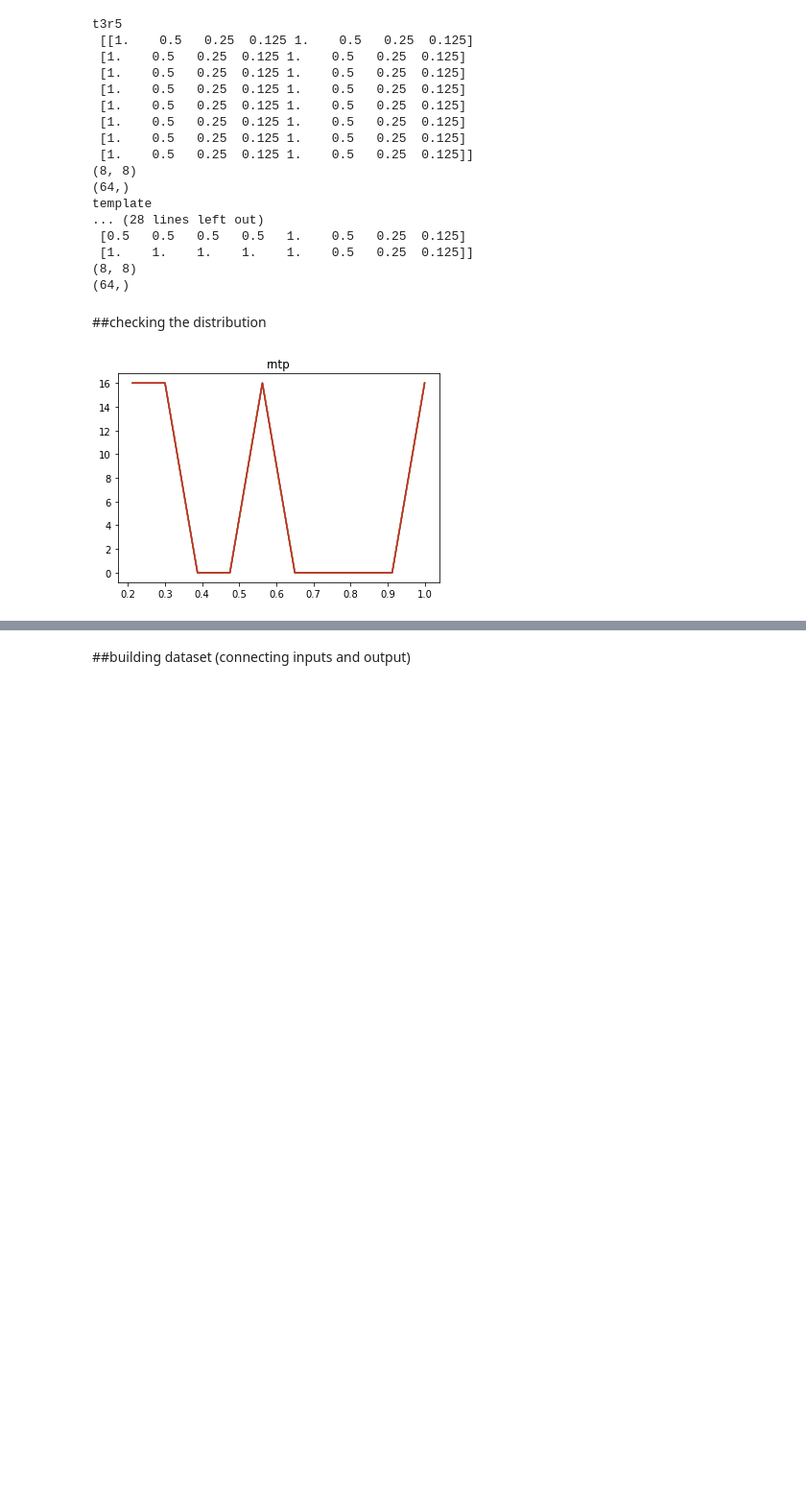
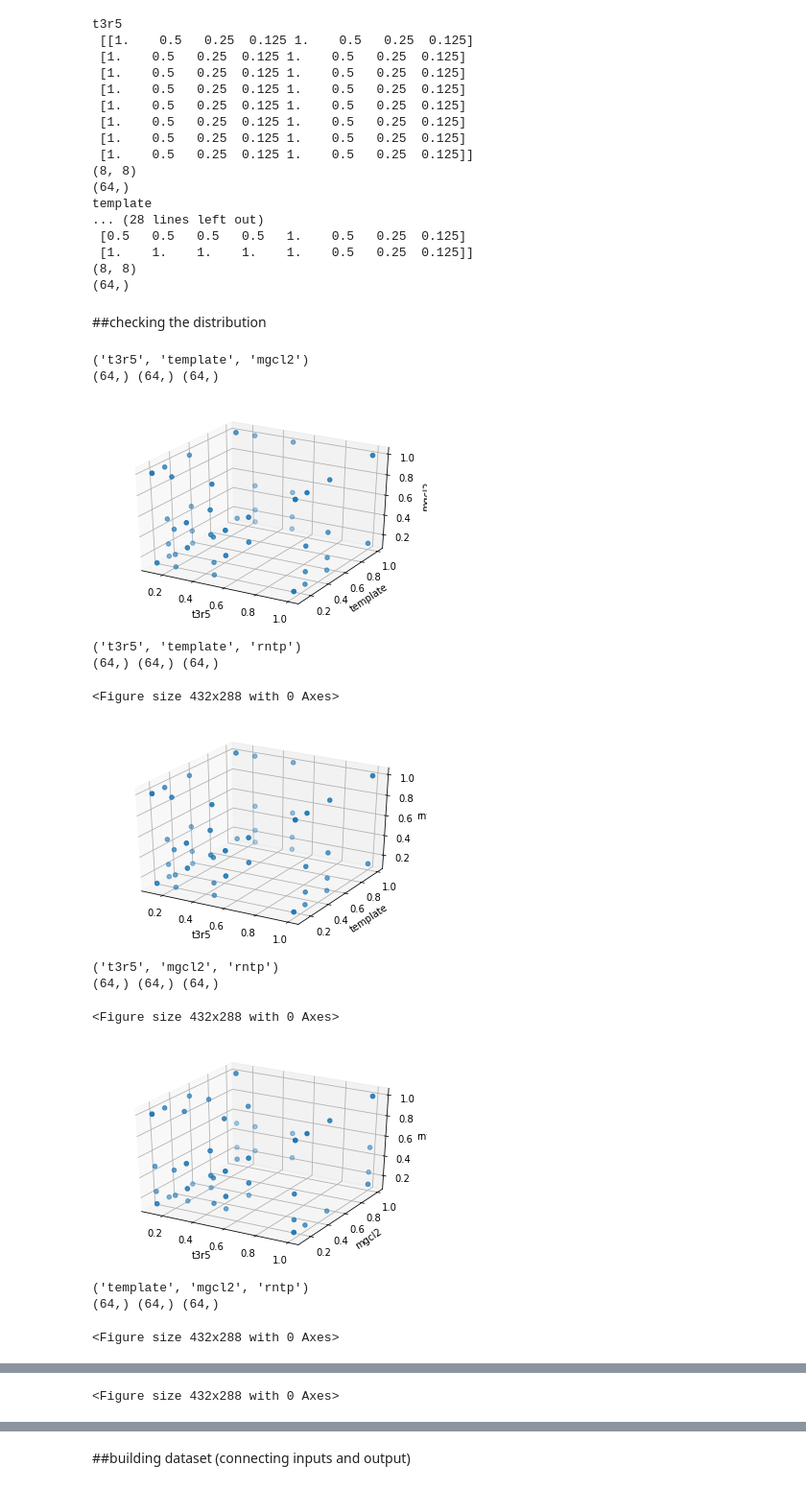
Before and after one commit to zmohaveri/IVT-ActiveLearning, a Jupyter notebook: IVT_iter1_analysis.ipynb, the cells around one changed output, grey strips where cells are left out. Shown at 96% size. Saved outputs shown, nothing was run; the diff lists cells and outputs as text; code cells hidden in the pictures; blank space fills up the shorter version.

```diff
--- a/IVT_iter1_analysis.ipynb
+++ b/IVT_iter1_analysis.ipynb
@@ -273,12 +283,50 @@ template
 (64,)
 # %% [markdown]
 ##checking the distribution
-# %%
-for element in scanning_concentrations:
-  histogram,bins=np.histogram(scanning_concentrations[element])
-  #print(histogram.shape,bins.shape)
-  plt.plot(bins[1:],histogram)
-  plt.title(element)
-  plt.savefig(saving_path(f'distribution-{element}','jpg'))
-# %% [output]
-[figure, removed]
+# %%
+def plot_3d_distribution (xs,ys,zs,name,xlabel='x',ylabel='y',zlabel='z'):
+  fig = plt.figure()
+  ax = fig.add_subplot(111, projection='3d')
+  ax.scatter(xs, ys, zs, zdir='z')
+  ax.set_xlabel(xlabel)
+  ax.set_ylabel(ylabel)
+  ax.set_zlabel(zlabel)
+  plt.show()
+  plt.savefig(saving_path(f'distribution-{name}','jpg'))
+  plt.clf()
+
+def plot_2d_distribution (x,y,name,xlabel='x',ylabel='y'):
+  #fig, ax = plt.subplots(dimensions[0],dimensions[1],figsize=100)
+  fig, ax = plt.subplots()
+  plt.scatter(x,y)
+  ax.set_xlabel(xlabel)
+  ax.set_ylabel(ylabel)
+  plt.show()
+  plt.savefig(saving_path(f'distribution-{name}','jpg'))
+  plt.clf()
+# %%
+
+comb=combinations(scanning_profile,3)
+for names in comb:
+  print(names)
+  xlabel,ylabel,zlabel=names
+  xs=scanning_concentrations[xlabel]
+  ys=scanning_concentrations[ylabel]
+  zs=scanning_concentrations[zlabel]
+  print(xs.shape,ys.shape,zs.shape)
+  plot_3d_distribution(xs,ys,zs,str(names),xlabel,ylabel,zlabel)
+# %% [output]
+('t3r5', 'template', 'mgcl2')
+(64,) (64,) (64,)
+[figure, added]
+('t3r5', 'template', 'rntp')
+(64,) (64,) (64,)
+<Figure size 432x288 with 0 Axes>
+[figure, added]
+('t3r5', 'mgcl2', 'rntp')
+(64,) (64,) (64,)
+<Figure size 432x288 with 0 Axes>
+[figure, added]
+('template', 'mgcl2', 'rntp')
+(64,) (64,) (64,)
+<Figure size 432x288 with 0 Axes>
@@ -284,0 +334 @@ for element in scanning_concentrations:
+<Figure size 432x288 with 0 Axes>
```
Also changed, not shown: parts of 20 cells of this notebook.
